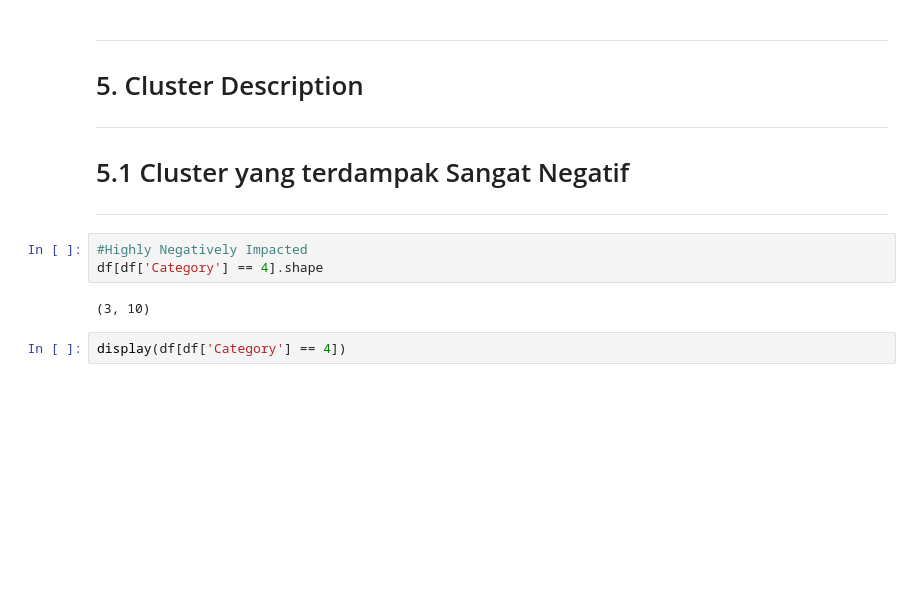
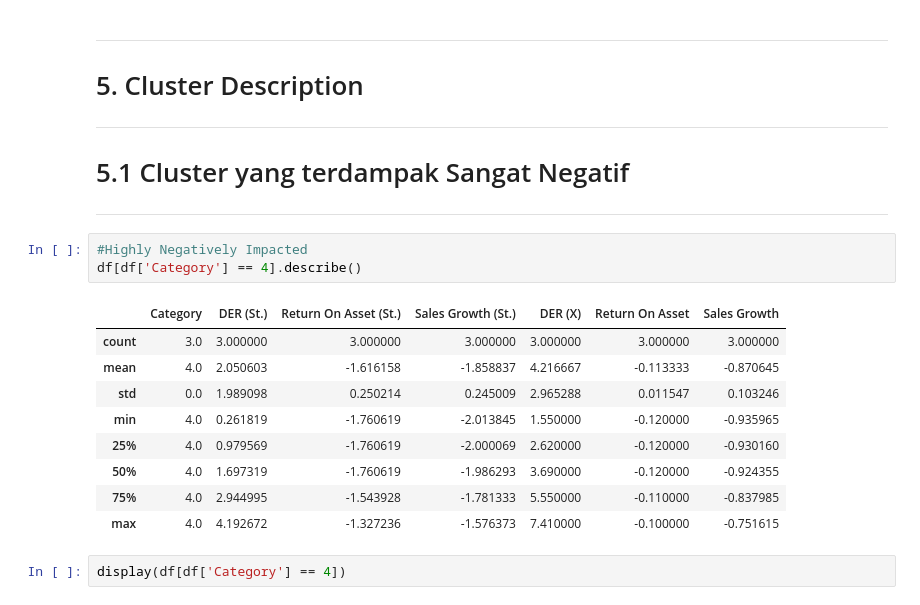
Before and after one commit to mmsssaaaa/Clustering, a Jupyter notebook: clustering-industri-pariwisata.ipynb, the cells around one changed output. Saved outputs shown, nothing was run; the diff lists cells and outputs as text; blank space fills up the shorter version.

```diff
--- a/clustering-industri-pariwisata.ipynb
+++ b/clustering-industri-pariwisata.ipynb
@@ -444,9 +461,17 @@ array([[-0.53344431,  1.15267888,  0.07658094],
 ***
 # %%
 #Highly Negatively Impacted
-df[df['Category'] == 4].shape
+df[df['Category'] == 4].describe()
 # %% [output]
-(3, 10)
+|  | Category | DER (St.) | Return On Asset (St.) | Sales Growth (St.) | DER (X) | Return On Asset | Sales Growth |
+| count | 3.0 | 3.000000 | 3.000000 | 3.000000 | 3.000000 | 3.000000 | 3.000000 |
+| mean | 4.0 | 2.050603 | -1.616158 | -1.858837 | 4.216667 | -0.113333 | -0.870645 |
+| std | 0.0 | 1.989098 | 0.250214 | 0.245009 | 2.965288 | 0.011547 | 0.103246 |
+| min | 4.0 | 0.261819 | -1.760619 | -2.013845 | 1.550000 | -0.120000 | -0.935965 |
+| 25% | 4.0 | 0.979569 | -1.760619 | -2.000069 | 2.620000 | -0.120000 | -0.930160 |
+| 50% | 4.0 | 1.697319 | -1.760619 | -1.986293 | 3.690000 | -0.120000 | -0.924355 |
+| 75% | 4.0 | 2.944995 | -1.543928 | -1.781333 | 5.550000 | -0.110000 | -0.837985 |
+| max | 4.0 | 4.192672 | -1.327236 | -1.576373 | 7.410000 | -0.100000 | -0.751615 |
 # %%
 display(df[df['Category'] == 4])
 # %% [output]
```
Also changed, not shown: parts of 6 cells of this notebook.
